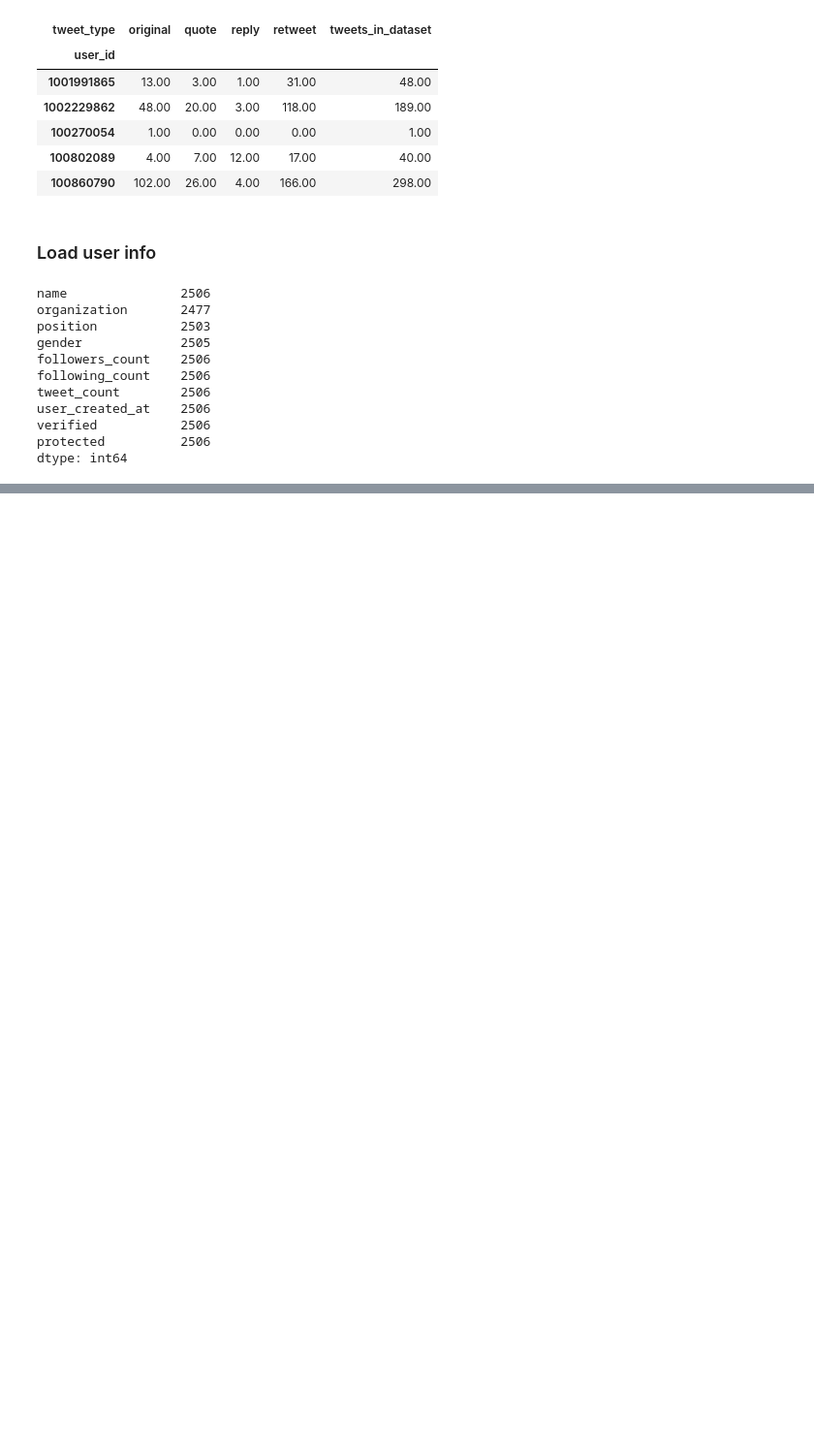
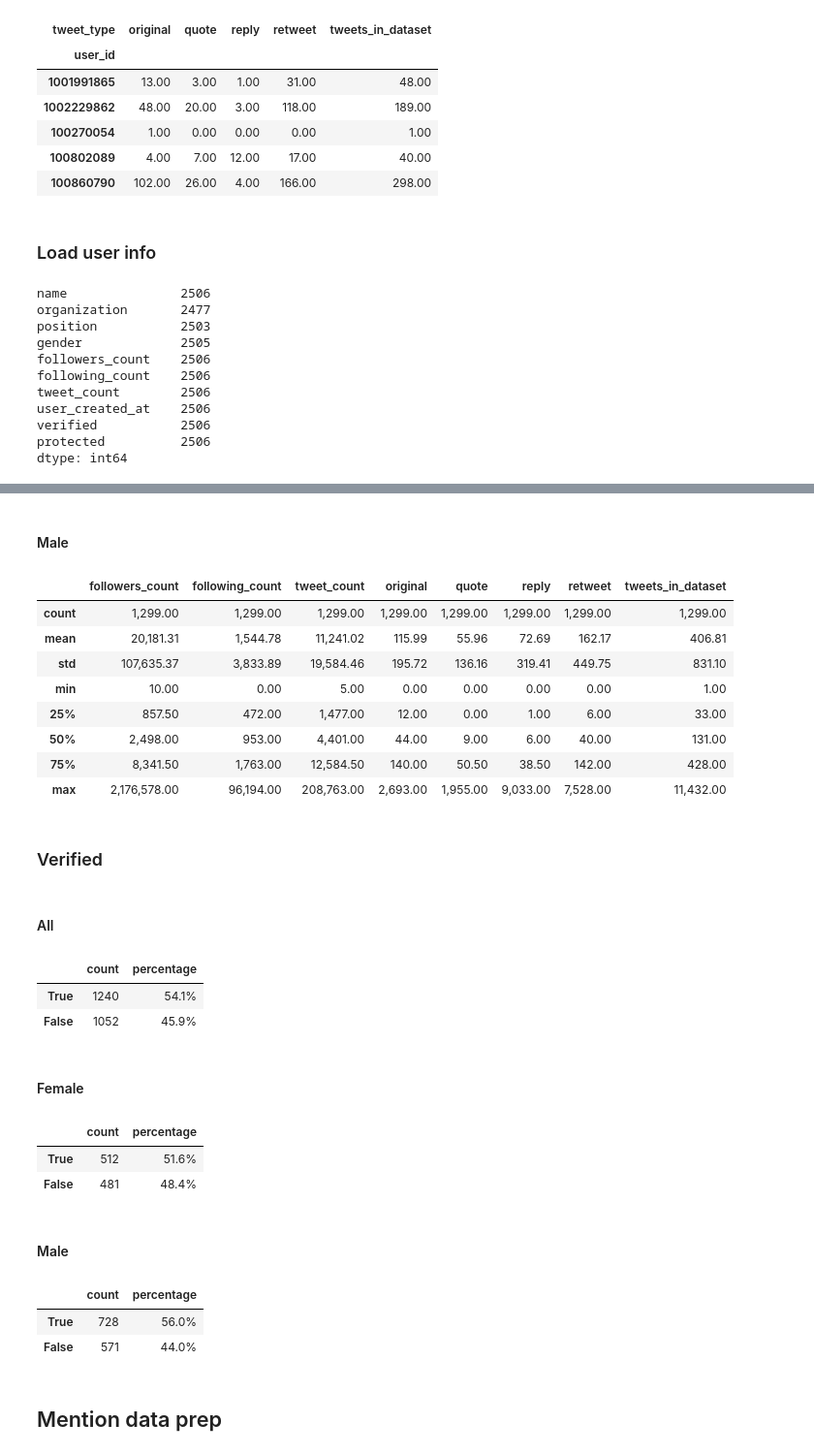
Before and after one commit to justinlittman/beltway_reporters, a Jupyter notebook: jupyter/Gender dynamics.ipynb, the cells around one changed output, grey strips where cells are left out. Shown at 97% size. Drawn from its saved outputs; the diff is of its cells as text; code cells hidden in the pictures; blank space fills up the shorter version.

```diff
--- a/jupyter/Gender dynamics.ipynb
+++ b/jupyter/Gender dynamics.ipynb
@@ -296,0 +280,42 @@ user_summary_df[['screen_name', 'followers_count', 'tweets_in_dataset', 'reach',
+# %% [markdown]
+#### Male
+# %%
+user_summary_df[user_summary_df.gender == 'M'][['followers_count', 'following_count', 'tweet_count', 'original', 'quote', 'reply', 'retweet', 'tweets_in_dataset']].describe()
+# %% [output]
+|  | followers_count | following_count | tweet_count | original | quote | reply | retweet | tweets_in_dataset |
+| count | 1,299.00 | 1,299.00 | 1,299.00 | 1,299.00 | 1,299.00 | 1,299.00 | 1,299.00 | 1,299.00 |
+| mean | 20,181.31 | 1,544.78 | 11,241.02 | 115.99 | 55.96 | 72.69 | 162.17 | 406.81 |
+| std | 107,635.37 | 3,833.89 | 19,584.46 | 195.72 | 136.16 | 319.41 | 449.75 | 831.10 |
+| min | 10.00 | 0.00 | 5.00 | 0.00 | 0.00 | 0.00 | 0.00 | 1.00 |
+| 25% | 857.50 | 472.00 | 1,477.00 | 12.00 | 0.00 | 1.00 | 6.00 | 33.00 |
+| 50% | 2,498.00 | 953.00 | 4,401.00 | 44.00 | 9.00 | 6.00 | 40.00 | 131.00 |
+| 75% | 8,341.50 | 1,763.00 | 12,584.50 | 140.00 | 50.50 | 38.50 | 142.00 | 428.00 |
+| max | 2,176,578.00 | 96,194.00 | 208,763.00 | 2,693.00 | 1,955.00 | 9,033.00 | 7,528.00 | 11,432.00 |
+# %% [markdown]
+### Verified
+# %% [markdown]
+#### All
+# %%
+pd.DataFrame({'count':user_summary_df.verified.value_counts(), 'percentage':user_summary_df.verified.value_counts(normalize=True).mul(100).round(1).astype(str) + '%'})
+# %% [output]
+|  | count | percentage |
+| True | 1240 | 54.1% |
+| False | 1052 | 45.9% |
+# %% [markdown]
+#### Female
+# %%
+pd.DataFrame({'count':user_summary_df[user_summary_df.gender == 'F'].verified.value_counts(), 'percentage':user_summary_df[user_summary_df.gender == 'F'].verified.value_counts(normalize=True).mul(100).round(1).astype(str) + '%'})
+# %% [output]
+|  | count | percentage |
+| True | 512 | 51.6% |
+| False | 481 | 48.4% |
+# %% [markdown]
+#### Male
+# %%
+pd.DataFrame({'count':user_summary_df[user_summary_df.gender == 'M'].verified.value_counts(), 'percentage':user_summary_df[user_summary_df.gender == 'M'].verified.value_counts(normalize=True).mul(100).round(1).astype(str) + '%'})
+# %% [output]
+|  | count | percentage |
+| True | 728 | 56.0% |
+| False | 571 | 44.0% |
+# %% [markdown]
+## Mention data prep
```
Also changed, not shown: parts of 40 cells of this notebook, 5 other files.
